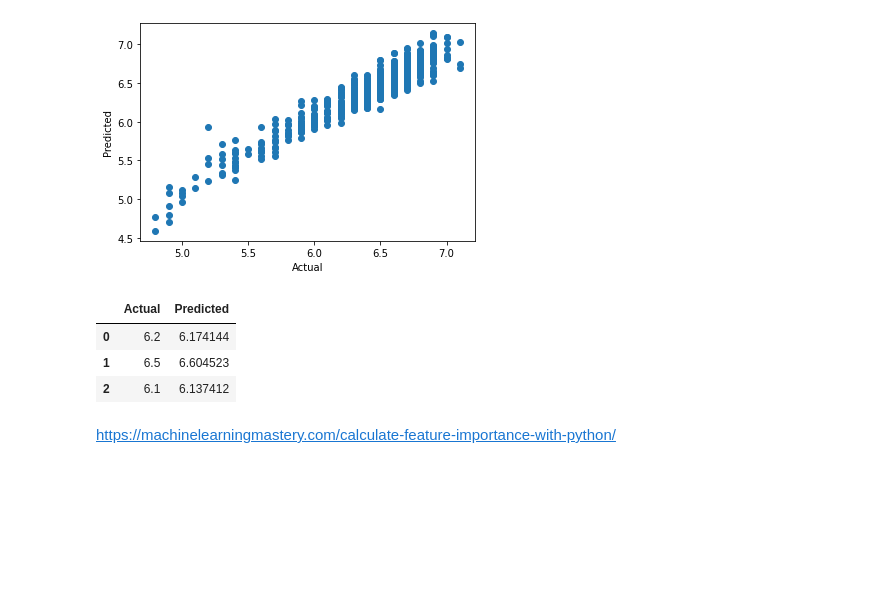
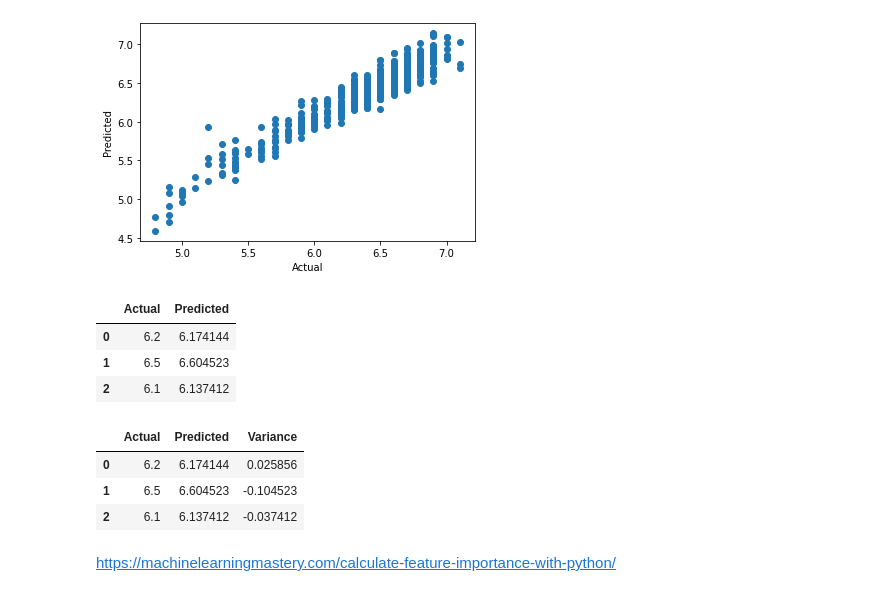
Before and after one commit to Degri95/Final_Project, a Jupyter notebook: Linear_regressions1 (1).ipynb, the cells around one changed output. Drawn from its saved outputs; the diff is of its cells as text; code cells hidden in the pictures; blank space fills up the shorter version.

```diff
--- a/Linear_regressions1 (1).ipynb
+++ b/Linear_regressions1 (1).ipynb
@@ -209,4 +209,12 @@ accuracy_df.head(3)
 | 0 | 6.2 | 6.174144 |
 | 1 | 6.5 | 6.604523 |
 | 2 | 6.1 | 6.137412 |
+# %%
+accuracy_df['Variance'] = accuracy_df['Actual'] - accuracy_df['Predicted']
+accuracy_df.head(3)
+# %% [output]
+|  | Actual | Predicted | Variance |
+| 0 | 6.2 | 6.174144 | 0.025856 |
+| 1 | 6.5 | 6.604523 | -0.104523 |
+| 2 | 6.1 | 6.137412 | -0.037412 |
 # %%
```
Also changed, not shown: parts of 1 cell of this notebook, 1 other file.
